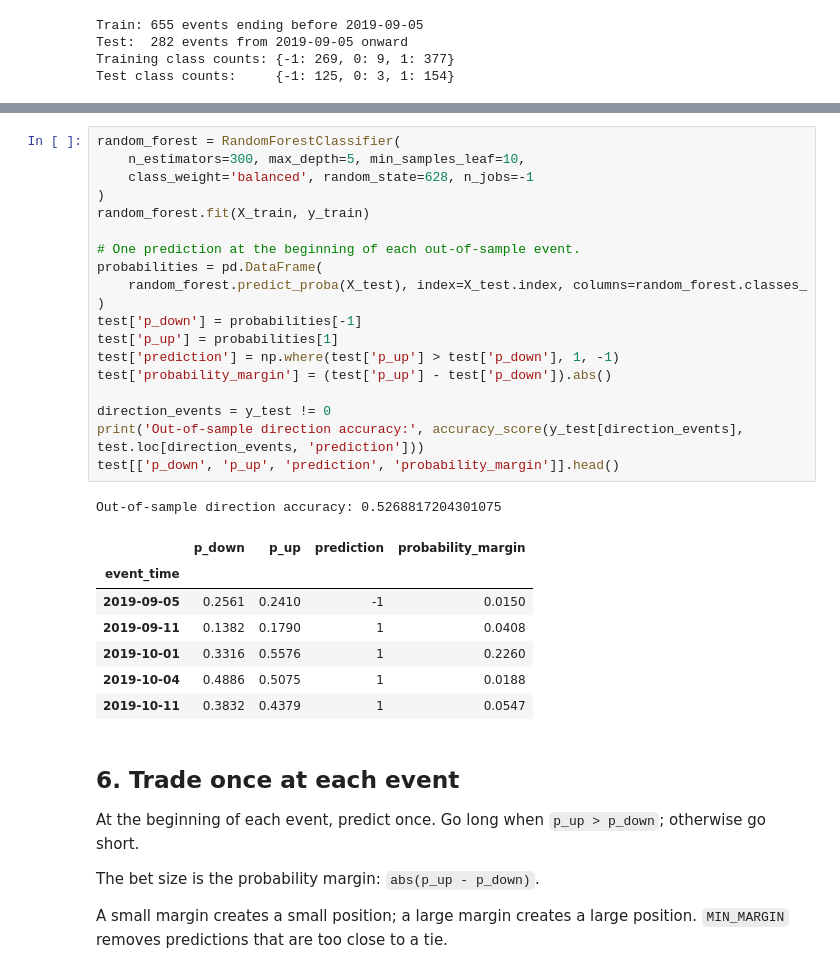
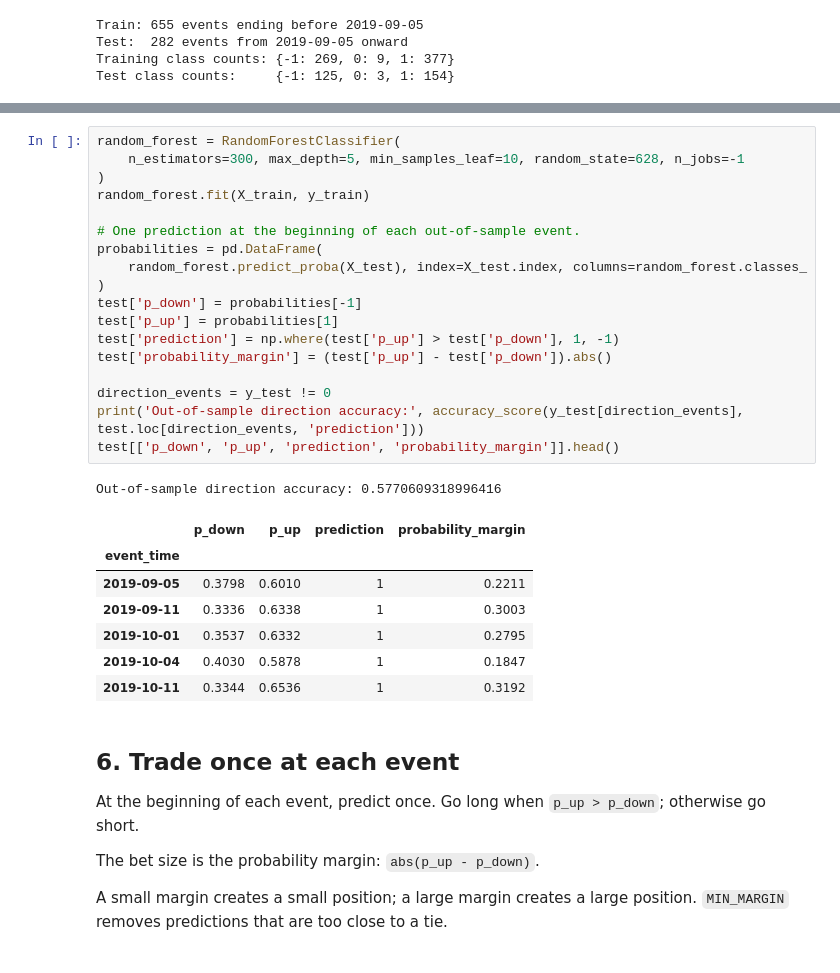
Before and after one commit to ahmad-aghapour/Math_628_Fall_2026, a Jupyter notebook: Week 4 - Labelling/Labeling.ipynb, the cells around one changed output, grey strips where cells are left out. Cells and saved outputs as stored; diff of their text form.

```diff
--- a/Week 4 - Labelling/Labeling.ipynb
+++ b/Week 4 - Labelling/Labeling.ipynb
@@ -304,31 +337,30 @@ Test class counts:     {-1: 125, 0: 3, 1: 154}
 # %%
 random_forest = RandomForestClassifier(
-    n_estimators=300, max_depth=5, min_samples_leaf=10,
-    class_weight='balanced', random_state=628, n_jobs=-1
+    n_estimators=300, max_depth=5, min_samples_leaf=10, random_state=628, n_jobs=-1
 )
 random_forest.fit(X_train, y_train)
 
 # One prediction at the beginning of each out-of-sample event.
 probabilities = pd.DataFrame(
     random_forest.predict_proba(X_test), index=X_test.index, columns=random_forest.classes_
 )
 test['p_down'] = probabilities[-1]
 test['p_up'] = probabilities[1]
 test['prediction'] = np.where(test['p_up'] > test['p_down'], 1, -1)
 test['probability_margin'] = (test['p_up'] - test['p_down']).abs()
 
 direction_events = y_test != 0
 print('Out-of-sample direction accuracy:', accuracy_score(y_test[direction_events], test.loc[direction_events, 'prediction']))
 test[['p_down', 'p_up', 'prediction', 'probability_margin']].head()
 # %% [output]
-Out-of-sample direction accuracy: 0.5268817204301075
+Out-of-sample direction accuracy: 0.5770609318996416
 |  | p_down | p_up | prediction | probability_margin |
 | event_time |  |  |  |  |
-| 2019-09-05 | 0.2561 | 0.2410 | -1 | 0.0150 |
-| 2019-09-11 | 0.1382 | 0.1790 | 1 | 0.0408 |
-| 2019-10-01 | 0.3316 | 0.5576 | 1 | 0.2260 |
-| 2019-10-04 | 0.4886 | 0.5075 | 1 | 0.0188 |
-| 2019-10-11 | 0.3832 | 0.4379 | 1 | 0.0547 |
+| 2019-09-05 | 0.3798 | 0.6010 | 1 | 0.2211 |
+| 2019-09-11 | 0.3336 | 0.6338 | 1 | 0.3003 |
+| 2019-10-01 | 0.3537 | 0.6332 | 1 | 0.2795 |
+| 2019-10-04 | 0.4030 | 0.5878 | 1 | 0.1847 |
+| 2019-10-11 | 0.3344 | 0.6536 | 1 | 0.3192 |
 # %% [markdown]
 ## 6. Trade once at each event
 
```
Also changed, not shown: parts of 4 cells of this notebook, 2 other files.
